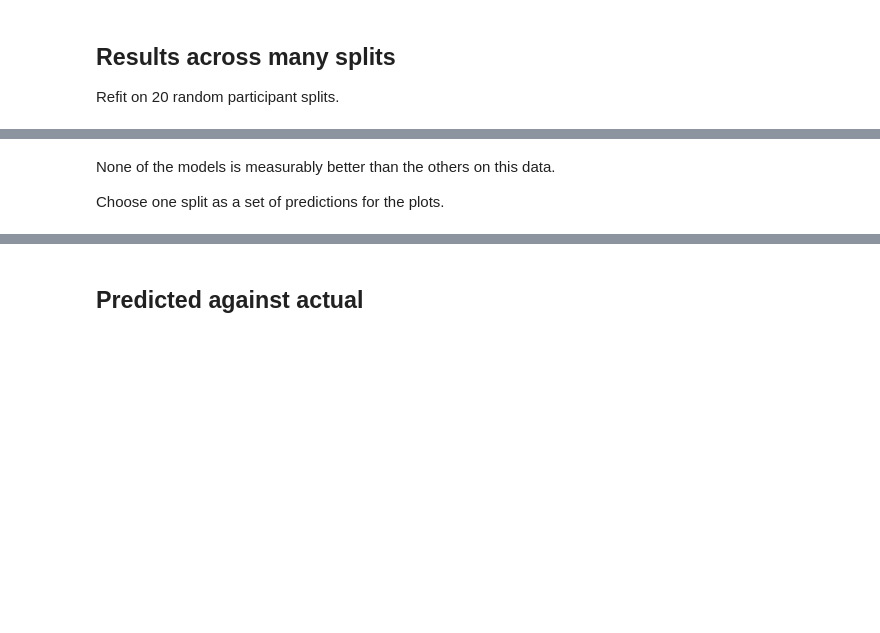
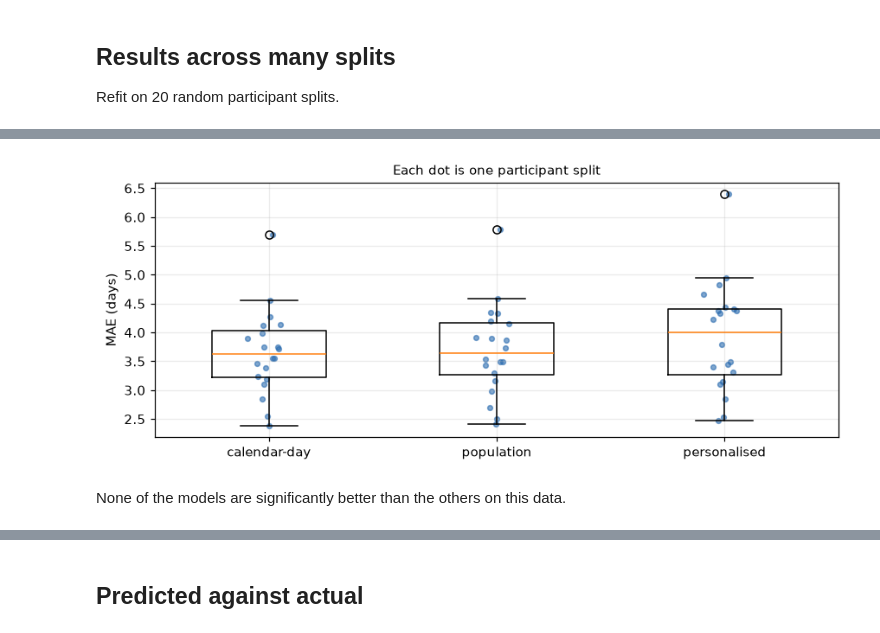
Before and after one commit to giabraddock2/mcphases_cycle_exploration, a Jupyter notebook: notebooks/02_baselines.ipynb, the cells around one changed output, grey strips where cells are left out. Drawn from its saved outputs; the diff is of its cells as text; code cells hidden in the pictures; blank space fills up the shorter version.

Commit message:
refine baseline models, minor adjustments

```diff
--- a/notebooks/02_baselines.ipynb
+++ b/notebooks/02_baselines.ipynb
@@ -114,18 +167,18 @@ split_summary
 # %%
 fig, ax = plt.subplots(figsize=(8, 3.4))
 order = split_summary.model.tolist()
-ax.boxplot([scores.loc[scores.model == m, "MAE"] for m in order], labels=order, vert=True, widths=0.5)
+ax.boxplot([scores.loc[scores.model == m, "MAE"] for m in order], tick_labels=order, orientation="vertical", widths=0.5)
 for x, m in enumerate(order, start=1):
     ax.scatter(np.full(20, x) + np.random.default_rng(0).normal(0, 0.04, 20),
                scores.loc[scores.model == m, "MAE"], s=14, alpha=0.6, color="#2b6cb0")
 ax.set_ylabel("MAE (days)")
 ax.set_title("Each dot is one participant split", fontsize=10)
 fig.tight_layout()
 fig.savefig(os.path.join(FIGDIR, "split_spread.png"), dpi=150, bbox_inches="tight")
+# %% [output]
+[figure, added]
 # %% [markdown]
-None of the models is measurably better than the others on this data.
-
-Choose one split as a set of predictions for the plots.
+None of the models are significantly better than the others on this data.
 # %%
 preds = {"population": "pred_population", "personalised": "pred_personal",
          "calendar-day": "pred_calendar"}
```
Also changed, not shown: parts of 16 cells of this notebook, 2 other files.
